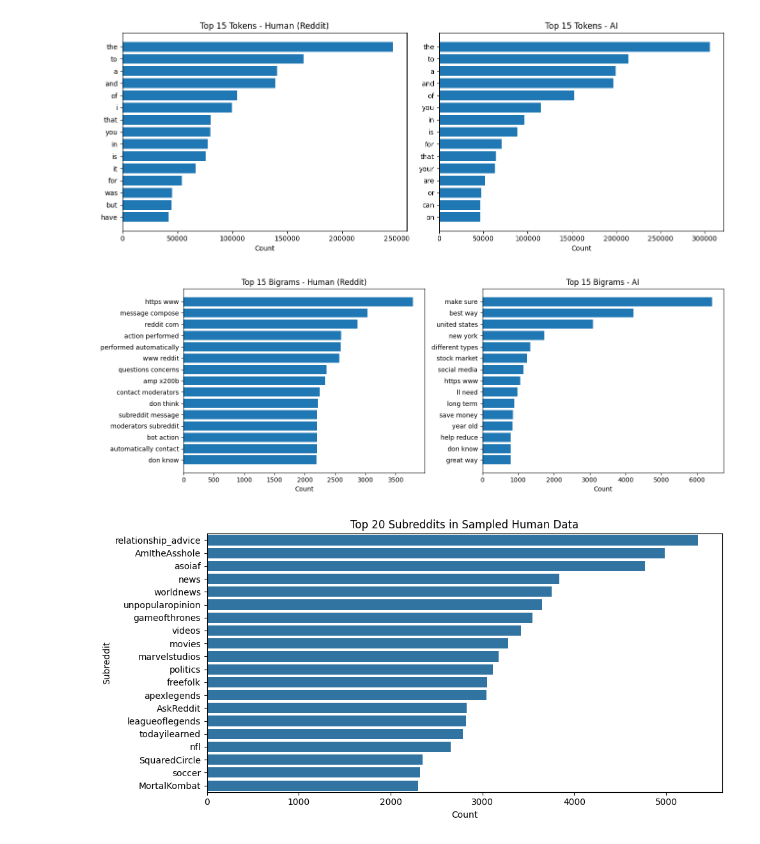
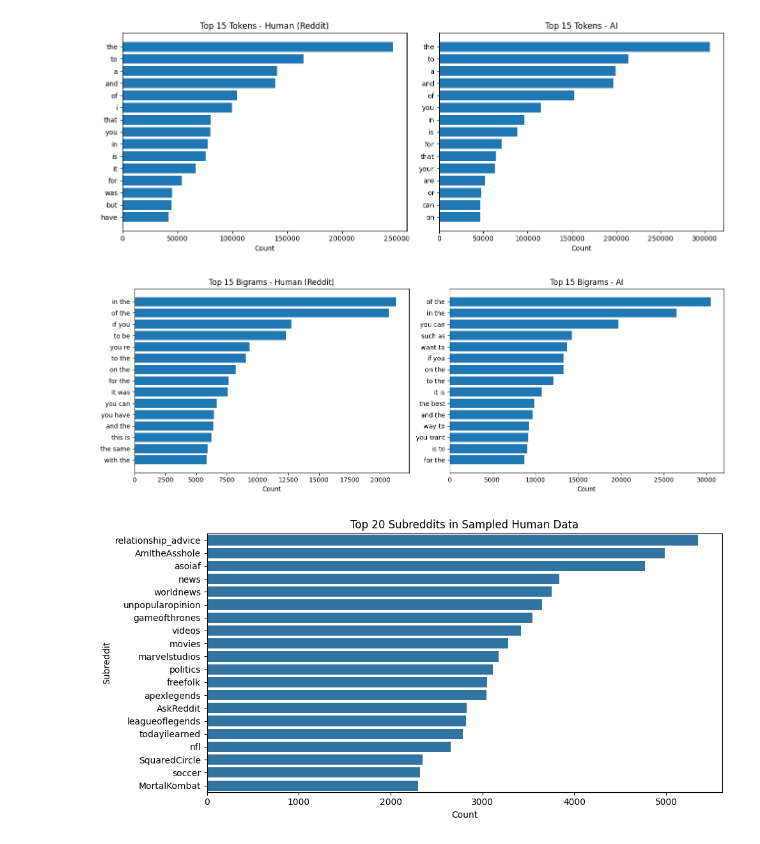
Before and after one commit to Youssef-Abdelshahid/AI-vs-Human-Text-Detection, a Jupyter notebook: AI_vs_Human_Text_Detection_Sentence.ipynb, the cells around one changed output. Cells and saved outputs as stored; diff of their text form; code cells hidden in the pictures.

```diff
--- a/AI_vs_Human_Text_Detection_Sentence.ipynb
+++ b/AI_vs_Human_Text_Detection_Sentence.ipynb
@@ -502,22 +502,22 @@ plt.show()
 # %%
 from sklearn.feature_extraction.text import CountVectorizer
 
 fig, axes = plt.subplots(1, 2, figsize=(14, 5))
 for src, label, ax in zip([0, 1], ['Human (Reddit)', 'AI'], axes):
     texts_src = df[df['source'] == src]['text'].astype(str).tolist()
-    vec = CountVectorizer(ngram_range=(2, 2), max_features=15, stop_words='english')
+    vec = CountVectorizer(ngram_range=(2, 2), max_features=15)
     X_bg = vec.fit_transform(texts_src)
     bg_counts = X_bg.sum(axis=0).A1
     bigrams = vec.get_feature_names_out()
     top_idx = bg_counts.argsort()[::-1][:15]
     ax.barh([bigrams[i] for i in top_idx][::-1],
             [bg_counts[i] for i in top_idx][::-1])
     ax.set_title(f'Top 15 Bigrams - {label}')
     ax.set_xlabel('Count')
 plt.tight_layout()
 plt.show()
 # %% [output]
-[figure, old version]
+[figure, new version]
 # %%
 if sampled_subreddits is not None:
     top_subs = sampled_subreddits.value_counts().head(20)
```
Also changed, not shown: parts of 29 cells of this notebook, 4 other files.
